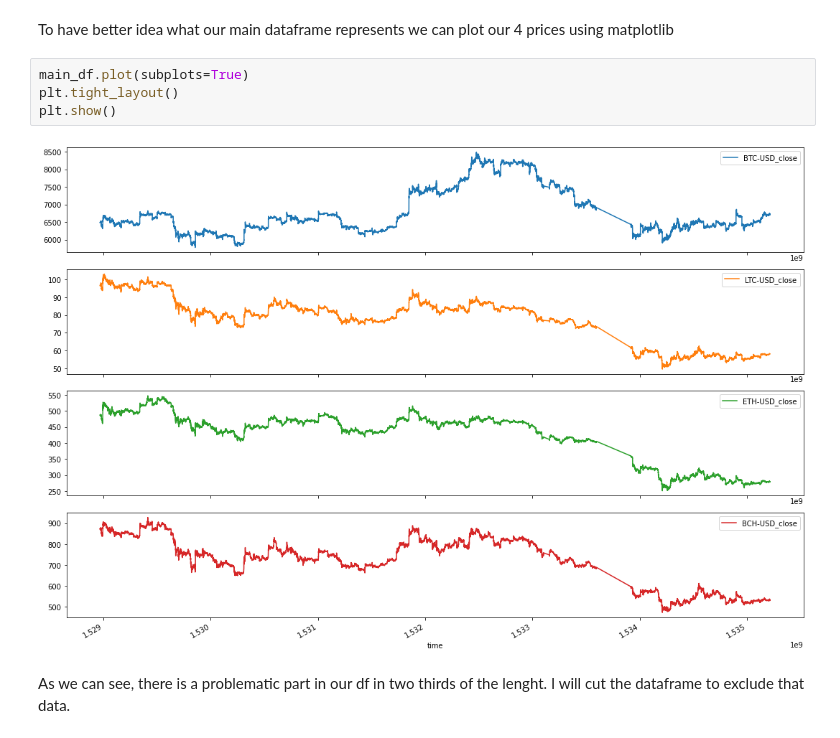
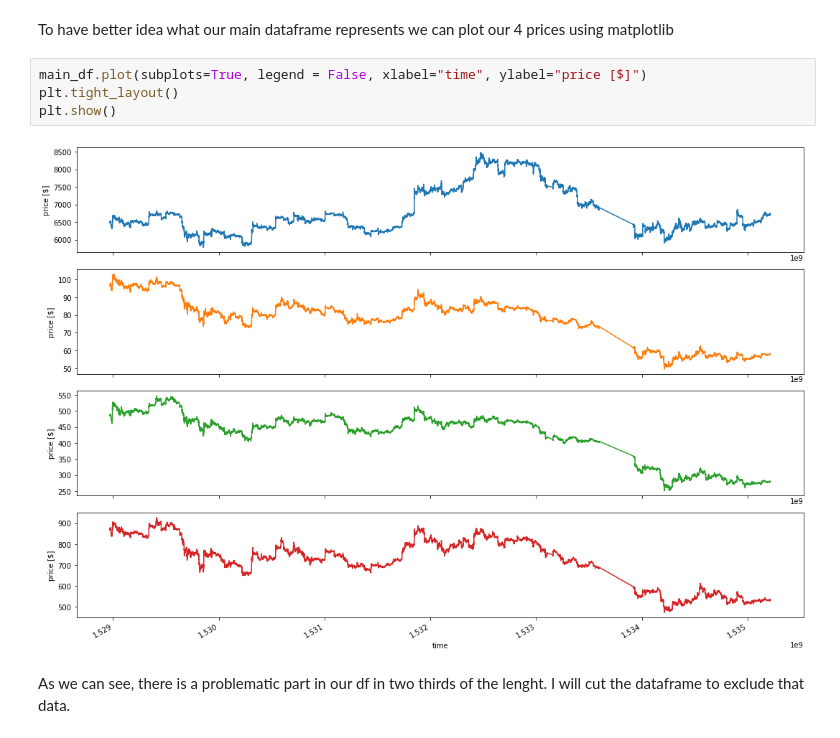
Before and after one commit to ondrabimka/RNN_prediction, a Jupyter notebook: Forecasting.ipynb, the cells around one changed output. Cells and saved outputs as stored; diff of their text form.

```diff
--- a/Forecasting.ipynb
+++ b/Forecasting.ipynb
@@ -79,11 +81,11 @@ main_df
 # %% [markdown]
 To have better idea what our main dataframe represents we can plot our 4 prices using matplotlib
 # %%
-main_df.plot(subplots=True)
+main_df.plot(subplots=True, legend = False, xlabel="time", ylabel="price [$]")
 plt.tight_layout()
 plt.show()
 # %% [output]
-[figure, old version]
+[figure, new version]
 # %% [markdown]
 As we can see, there is a problematic part in our df in two thirds of the lenght.
 I will cut the dataframe to exclude that data.
```
Also changed, not shown: parts of 174 cells of this notebook, 2 other files.
